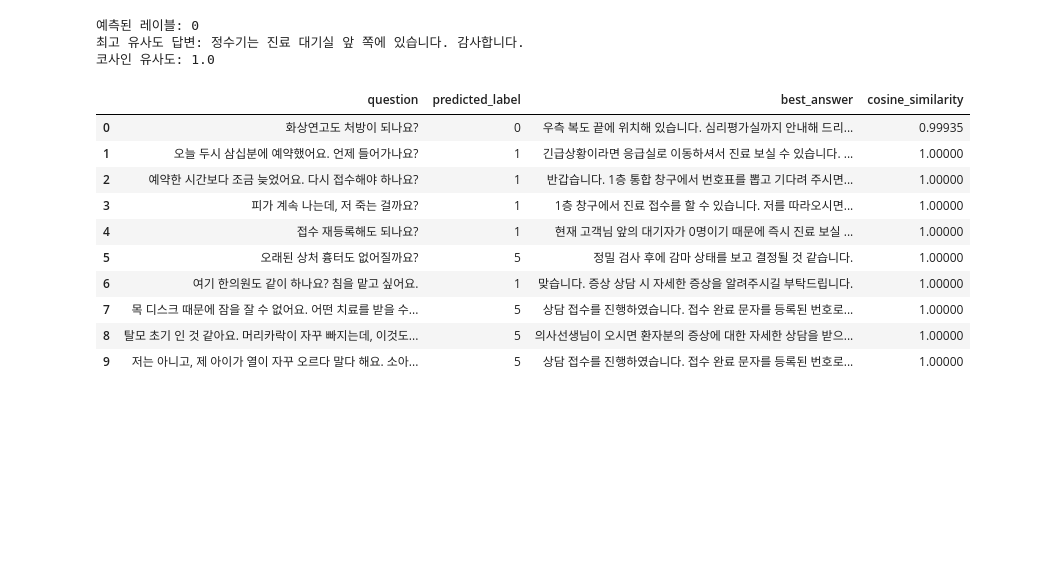
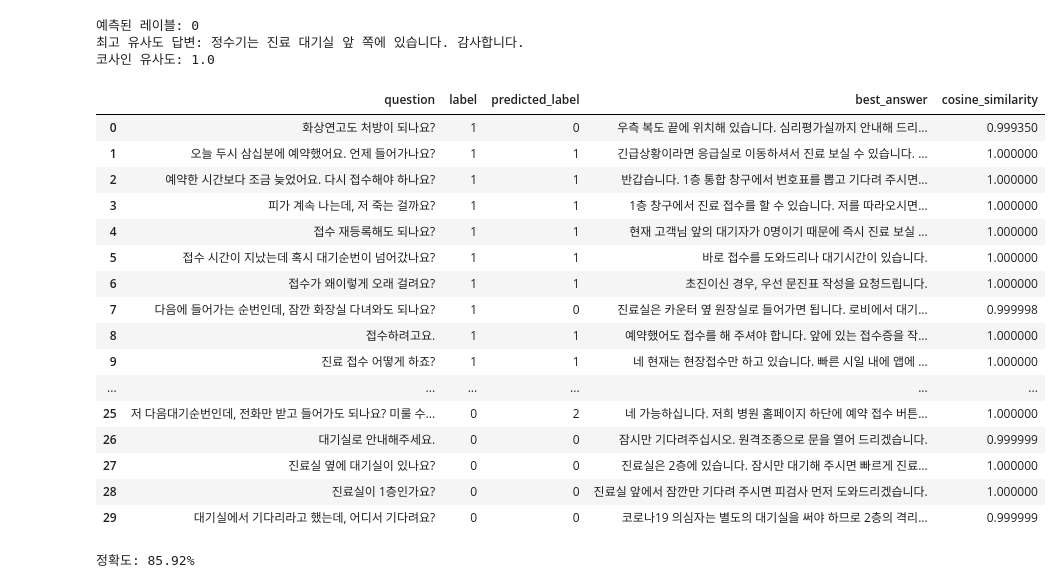
Before and after one commit to Dayeonee2/landimark_project, a Jupyter notebook: dymodeling health/bayesian_health_previous.ipynb, the cells around one changed output. Saved outputs shown, nothing was run; the diff lists cells and outputs as text; code cells hidden in the pictures; blank space fills up the shorter version.

```diff
--- a/dymodeling health/bayesian_health_previous.ipynb
+++ b/dymodeling health/bayesian_health_previous.ipynb
@@ -189,43 +131,63 @@ test_questions = df_test.groupby('label')['question'].apply(list).to_dict()
 # %%
+# test_questions 데이터프레임 읽기
+test_questions = pd.read_csv('result csv/test_questions_with_labels.csv')
+
 # 모든 질문을 리스트로 변환하여 input_questions에 저장
-input_questions = []
-for questions in test_questions.values():
-    input_questions.extend(questions)  # 각 레이블에 해당하는 질문을 추가
-
-input_questions
+input_questions = test_questions['question'].tolist()
+input_labels = test_questions['label'].tolist()  # 라벨 리스트 추가
 
 # 결과를 저장할 리스트 초기화
 results = []
 
 # 각 질문에 대해 챗봇 응답 호출
-for input_question in input_questions:
-    best_answer, cosine_similarity, predicted_label = chatbot_response(input_question, tokenizer, model, question_embeddings, answers)
+for input_question, input_label in zip(input_questions, input_labels):
+    # chatbot_response 함수 호출, 반환 값이 올바른지 확인
+    best_answer, cosine_similarity, predicted_label = chatbot_response(
+        input_question, tokenizer, model, question_embeddings, answers
+    )
 
     # 결과를 리스트에 추가
     results.append({
         "question": input_question,
-        "predicted_label": predicted_label,
+        "label": input_label,  # 원래 라벨 추가
+        "predicted_label": predicted_label,  # 예측된 라벨 추가
         "best_answer": best_answer,
         "cosine_similarity": cosine_similarity
     })
 
 # 결과를 데이터프레임으로 변환
 results_df = pd.DataFrame(results)
 
 # 결과 출력
-results_df[:10]
+results_df[:30]
 # %% [output]
-|  | question | predicted_label | best_answer | cosine_similarity |
-| 0 | 화상연고도 처방이 되나요? | 0 | 우측 복도 끝에 위치해 있습니다. 심리평가실까지 안내해 드리... | 0.99935 |
-| 1 | 오늘 두시 삼십분에 예약했어요. 언제 들어가나요? | 1 | 긴급상황이라면 응급실로 이동하셔서 진료 보실 수 있습니다. ... | 1.00000 |
-| 2 | 예약한 시간보다 조금 늦었어요. 다시 접수해야 하나요? | 1 | 반갑습니다. 1층 통합 창구에서 번호표를 뽑고 기다려 주시면... | 1.00000 |
-| 3 | 피가 계속 나는데, 저 죽는 걸까요? | 1 | 1층 창구에서 진료 접수를 할 수 있습니다. 저를 따라오시면... | 1.00000 |
-| 4 | 접수 재등록해도 되나요? | 1 | 현재 고객님 앞의 대기자가 0명이기 때문에 즉시 진료 보실 ... | 1.00000 |
-| 5 | 오래된 상처 흉터도 없어질까요? | 5 | 정밀 검사 후에 감마 상태를 보고 결정될 것 같습니다. | 1.00000 |
-| 6 | 여기 한의원도 같이 하나요? 침을 맡고 싶어요. | 1 | 맞습니다. 증상 상담 시 자세한 증상을 알려주시길 부탁드립니다. | 1.00000 |
-| 7 | 목 디스크 때문에 잠을 잘 수 없어요. 어떤 치료를 받을 수... | 5 | 상담 접수를 진행하였습니다. 접수 완료 문자를 등록된 번호로... | 1.00000 |
-| 8 | 탈모 초기 인 것 같아요. 머리카락이 자꾸 빠지는데, 이것도... | 5 | 의사선생님이 오시면 환자분의 증상에 대한 자세한 상담을 받으... | 1.00000 |
-| 9 | 저는 아니고, 제 아이가 열이 자꾸 오르다 말다 해요. 소아... | 5 | 상담 접수를 진행하였습니다. 접수 완료 문자를 등록된 번호로... | 1.00000 |
+|  | question | label | predicted_label | best_answer | cosine_similarity |
+| 0 | 화상연고도 처방이 되나요? | 1 | 0 | 우측 복도 끝에 위치해 있습니다. 심리평가실까지 안내해 드리... | 0.999350 |
+| 1 | 오늘 두시 삼십분에 예약했어요. 언제 들어가나요? | 1 | 1 | 긴급상황이라면 응급실로 이동하셔서 진료 보실 수 있습니다. ... | 1.000000 |
+| 2 | 예약한 시간보다 조금 늦었어요. 다시 접수해야 하나요? | 1 | 1 | 반갑습니다. 1층 통합 창구에서 번호표를 뽑고 기다려 주시면... | 1.000000 |
+| 3 | 피가 계속 나는데, 저 죽는 걸까요? | 1 | 1 | 1층 창구에서 진료 접수를 할 수 있습니다. 저를 따라오시면... | 1.000000 |
+| 4 | 접수 재등록해도 되나요? | 1 | 1 | 현재 고객님 앞의 대기자가 0명이기 때문에 즉시 진료 보실 ... | 1.000000 |
+| 5 | 접수 시간이 지났는데 혹시 대기순번이 넘어갔나요? | 1 | 1 | 바로 접수를 도와드리나 대기시간이 있습니다. | 1.000000 |
+| 6 | 접수가 왜이렇게 오래 걸려요? | 1 | 1 | 초진이신 경우, 우선 문진표 작성을 요청드립니다. | 1.000000 |
+| 7 | 다음에 들어가는 순번인데, 잠깐 화장실 다녀와도 되나요? | 1 | 0 | 진료실은 카운터 옆 원장실로 들어가면 됩니다. 로비에서 대기... | 0.999998 |
+| 8 | 접수하려고요. | 1 | 1 | 예약했어도 접수를 해 주셔야 합니다. 앞에 있는 접수증을 작... | 1.000000 |
+| 9 | 진료 접수 어떻게 하죠? | 1 | 1 | 네 현재는 현장접수만 하고 있습니다. 빠른 시일 내에 앱에 ... | 1.000000 |
+| ... | ... | ... | ... | ... | ... |
+| 25 | 저 다음대기순번인데, 전화만 받고 들어가도 되나요? 미룰 수... | 0 | 2 | 네 가능하십니다. 저희 병원 홈페이지 하단에 예약 접수 버튼... | 1.000000 |
+| 26 | 대기실로 안내해주세요. | 0 | 0 | 잠시만 기다려주십시오. 원격조종으로 문을 열어 드리겠습니다. | 0.999999 |
+| 27 | 진료실 옆에 대기실이 있나요? | 0 | 0 | 진료실은 2층에 있습니다. 잠시만 대기해 주시면 빠르게 진료... | 1.000000 |
+| 28 | 진료실이 1층인가요? | 0 | 0 | 진료실 앞에서 잠깐만 기다려 주시면 피검사 먼저 도와드리겠습니다. | 1.000000 |
+| 29 | 대기실에서 기다리라고 했는데, 어디서 기다려요? | 0 | 0 | 코로나19 의심자는 별도의 대기실을 써야 하므로 2층의 격리... | 0.999999 |
+# %%
+# 정확도 계산
+correct_predictions = (results_df['label'] == results_df['predicted_label']).sum()  # 올바른 예측 수
+total_predictions = results_df.shape[0]  # 총 예측 수
+accuracy = correct_predictions / total_predictions  # 정확도 계산
+
+# 정확도 출력
+print(f'정확도: {accuracy * 100:.2f}%')
+# %% [output]
+정확도: 85.92%
 # %%
 # 결과를 CSV 파일로 저장
 results_df.to_csv('result csv/chatbot_responses_bayesian_previous.csv', index=False)
```
Also changed, not shown: parts of 2 cells of this notebook, 16 other files.
